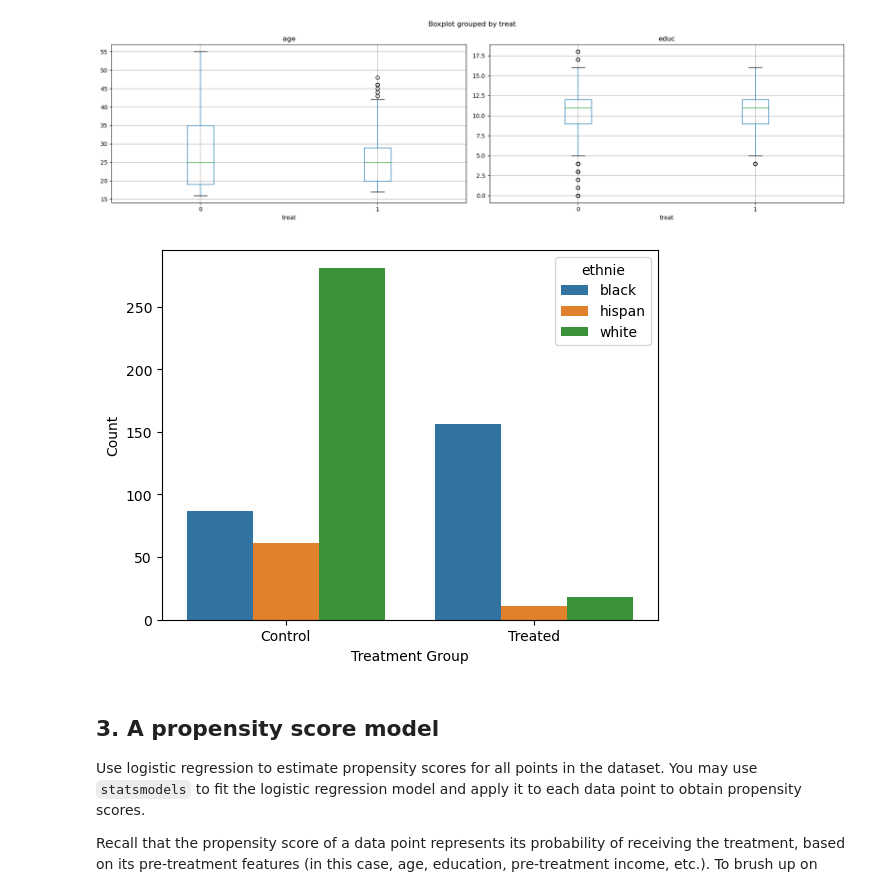
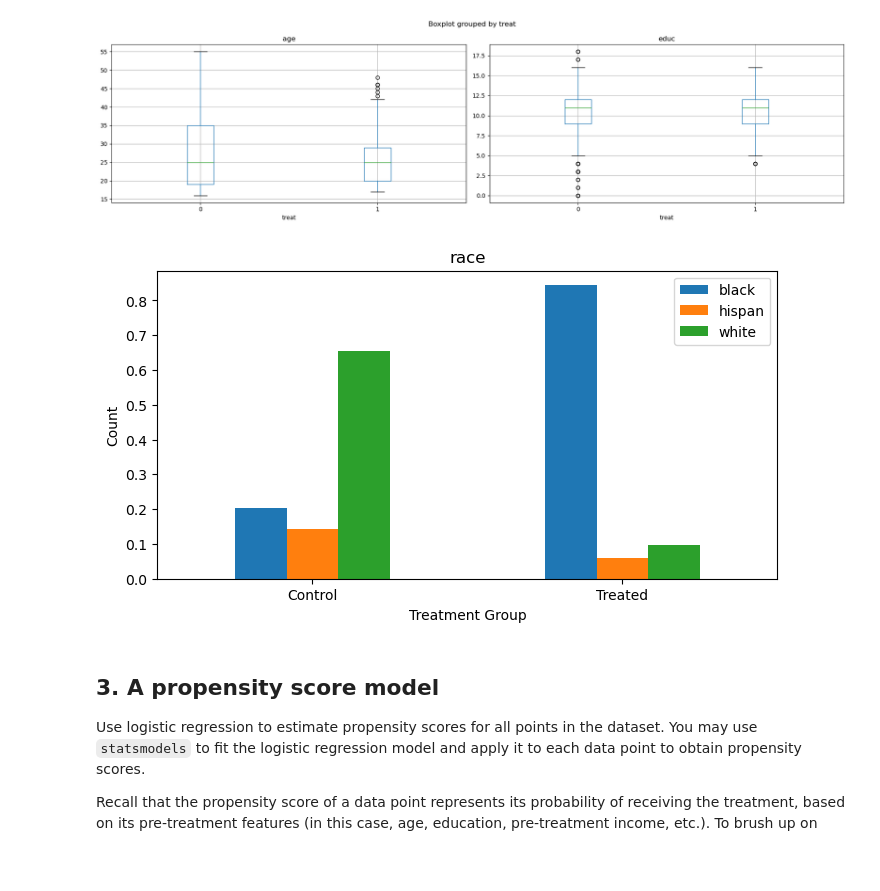
Before and after one commit to BaptisteCarmier/ADA--2024, a Jupyter notebook: Exercises/05 - Causal analysis of observational data/Observational studies exercise.ipynb, the cells around one changed output. Cells and saved outputs as stored; diff of their text form; code cells hidden in the pictures; blank space fills up the shorter version.

```diff
--- a/Exercises/05 - Causal analysis of observational data/Observational studies exercise.ipynb
+++ b/Exercises/05 - Causal analysis of observational data/Observational studies exercise.ipynb
@@ -187,14 +205,17 @@ plt.show()
 # %%
 df['white'] = (~(df['black'].astype(bool)|df['hispan'].astype(bool))).astype(bool) #créer une colone pour les blancs
 
 group_ethnic = df.groupby(df.treat)[['black','hispan','white']].sum()
-group_ethnic = group_ethnic.reset_index().melt(id_vars='treat', var_name='ethnie', value_name='count')
+group_ethnic = group_ethnic.div(group_ethnic.sum(axis=1), axis=0)
 
+plot = group_ethnic.plot(kind='bar', figsize=[8,4], rot=0) #, stacked = True)
+plot.set_title('race')
+plot.set_ylabel('participants')
+plot.set_xlabel('group')
 
-ax = sns.barplot(data = group_ethnic, x='treat', y = 'count', hue = 'ethnie')
 plt.xticks([0, 1], ['Control', 'Treated'])
 plt.xlabel('Treatment Group')
 plt.ylabel('Count')
 plt.show()
 # %% [output]
-[figure, old version]
+[figure, new version]
```
Also changed, not shown: parts of 36 cells of this notebook, 2 other files.
